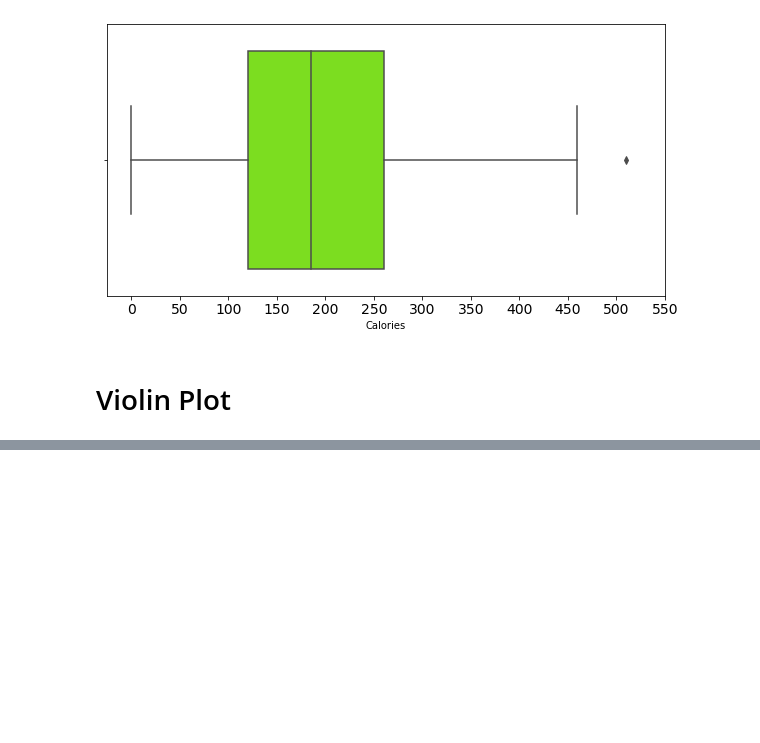
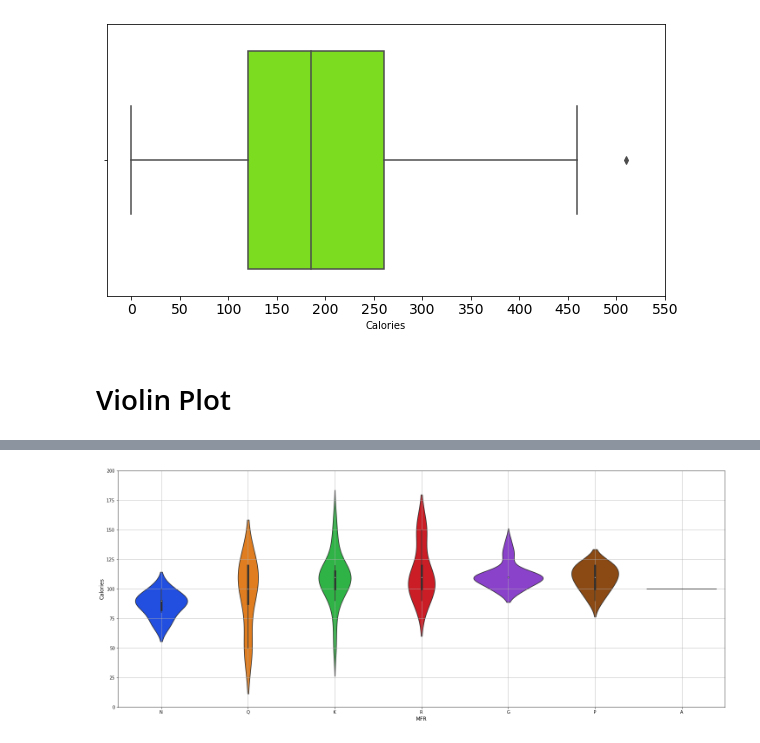
Before and after one commit to SamaSamrin/Python-Data-Visualization-Guide, a Jupyter notebook: DV_Practice.ipynb, the cells around one changed output, grey strips where cells are left out. Saved outputs shown, nothing was run; the diff lists cells and outputs as text; code cells hidden in the pictures; blank space fills up the shorter version.

```diff
--- a/DV_Practice.ipynb
+++ b/DV_Practice.ipynb
@@ -342,0 +371,9 @@ plt.show()
+# %%
+plt.figure(figsize=(25,10))
+sns.violinplot(y='calories', data=cereals, x='mfr', palette=sns.color_palette('bright'))
+plt.yticks(np.arange(0,201,25))
+plt.xlabel('MFR', fontsize=12)
+plt.ylabel('Calories', fontsize=12)
+plt.grid()
+# %% [output]
+[figure, added]
```
Also changed, not shown: parts of 2 cells of this notebook.
